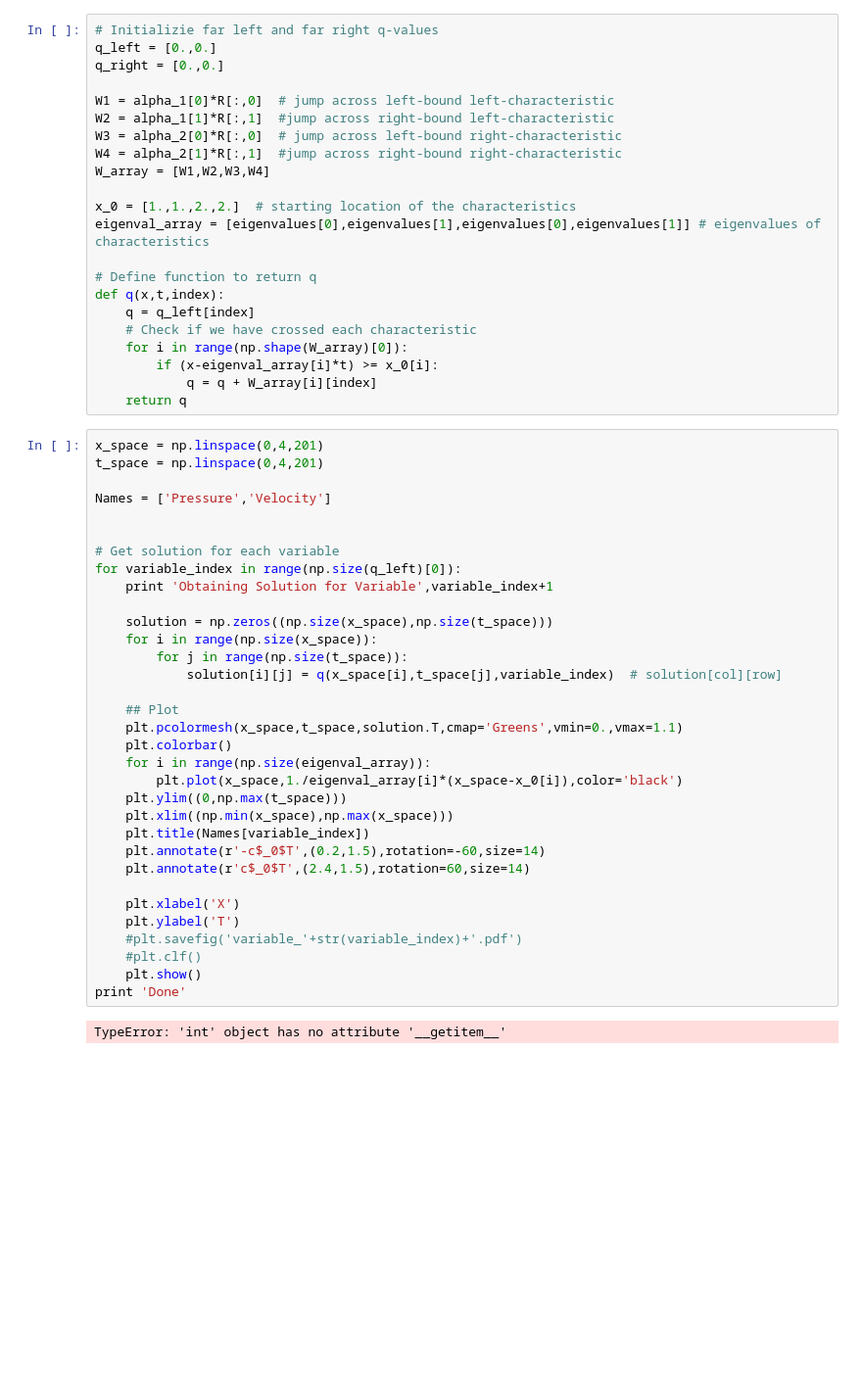
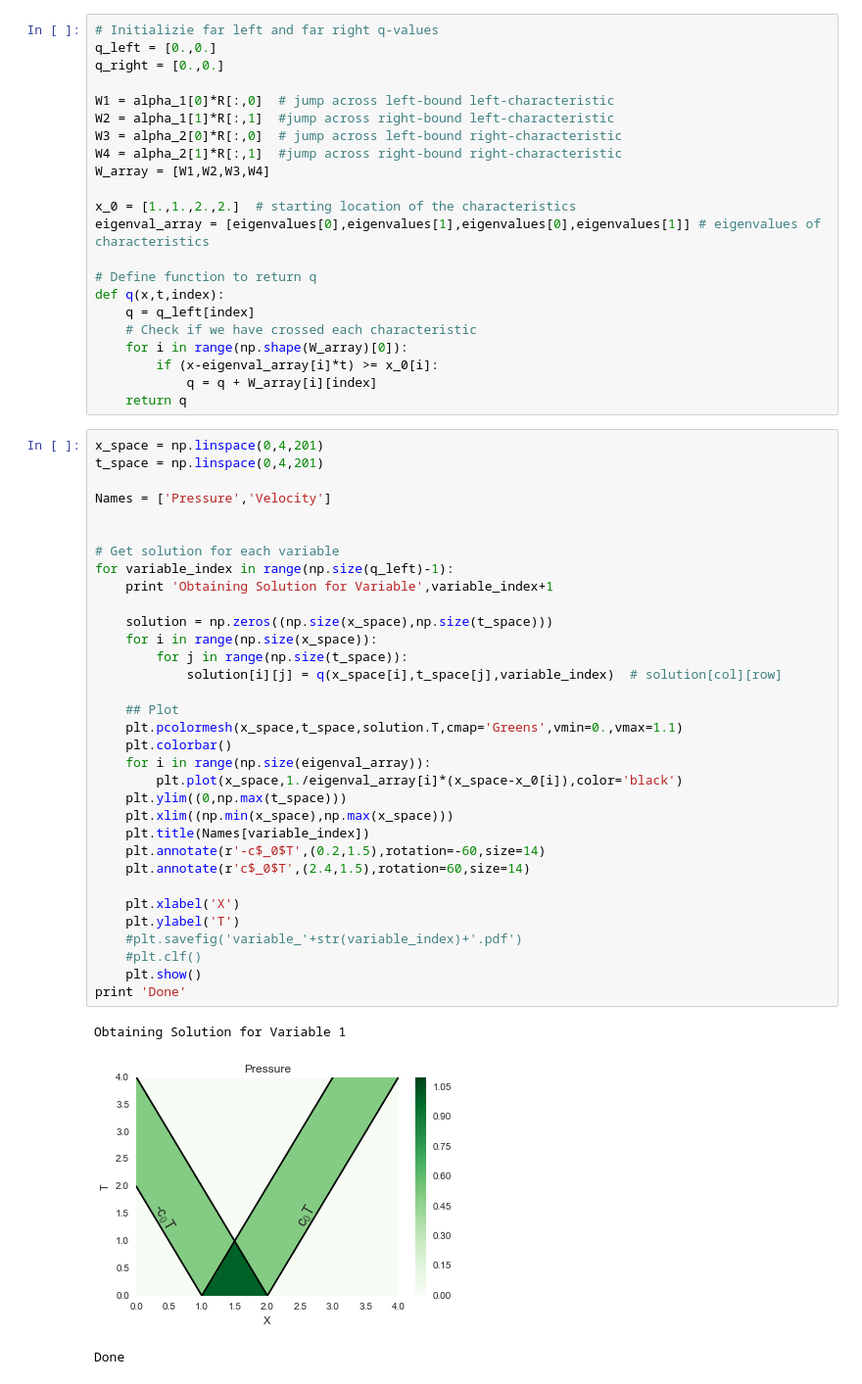
Before and after one commit to jakehanson/Hydrodynamics, a Jupyter notebook: RIEMANN/Balloon Pop.ipynb, the cells around one changed output. Shown: that part at 98% size. Drawn from its saved outputs; the diff is of its cells as text; blank space fills up the shorter version.

```diff
--- a/RIEMANN/Balloon Pop.ipynb
+++ b/RIEMANN/Balloon Pop.ipynb
@@ -120,32 +120,34 @@ t_space = np.linspace(0,4,201)
 
 Names = ['Pressure','Velocity']
 
 
 # Get solution for each variable
-for variable_index in range(np.size(q_left)[0]):
+for variable_index in range(np.size(q_left)-1):
     print 'Obtaining Solution for Variable',variable_index+1
 
     solution = np.zeros((np.size(x_space),np.size(t_space)))
     for i in range(np.size(x_space)):
         for j in range(np.size(t_space)):
             solution[i][j] = q(x_space[i],t_space[j],variable_index)  # solution[col][row]
 
     ## Plot
     plt.pcolormesh(x_space,t_space,solution.T,cmap='Greens',vmin=0.,vmax=1.1)
     plt.colorbar()
     for i in range(np.size(eigenval_array)):
         plt.plot(x_space,1./eigenval_array[i]*(x_space-x_0[i]),color='black')
     plt.ylim((0,np.max(t_space)))
     plt.xlim((np.min(x_space),np.max(x_space)))
     plt.title(Names[variable_index])
     plt.annotate(r'-c$_0$T',(0.2,1.5),rotation=-60,size=14)
     plt.annotate(r'c$_0$T',(2.4,1.5),rotation=60,size=14)
 
     plt.xlabel('X')
     plt.ylabel('T')
     #plt.savefig('variable_'+str(variable_index)+'.pdf')
     #plt.clf()
     plt.show()
 print 'Done'
 # %% [output]
-TypeError: 'int' object has no attribute '__getitem__'
+Obtaining Solution for Variable 1
+[figure, added]
+Done
```
Also changed, not shown: parts of 1 cell of this notebook.
